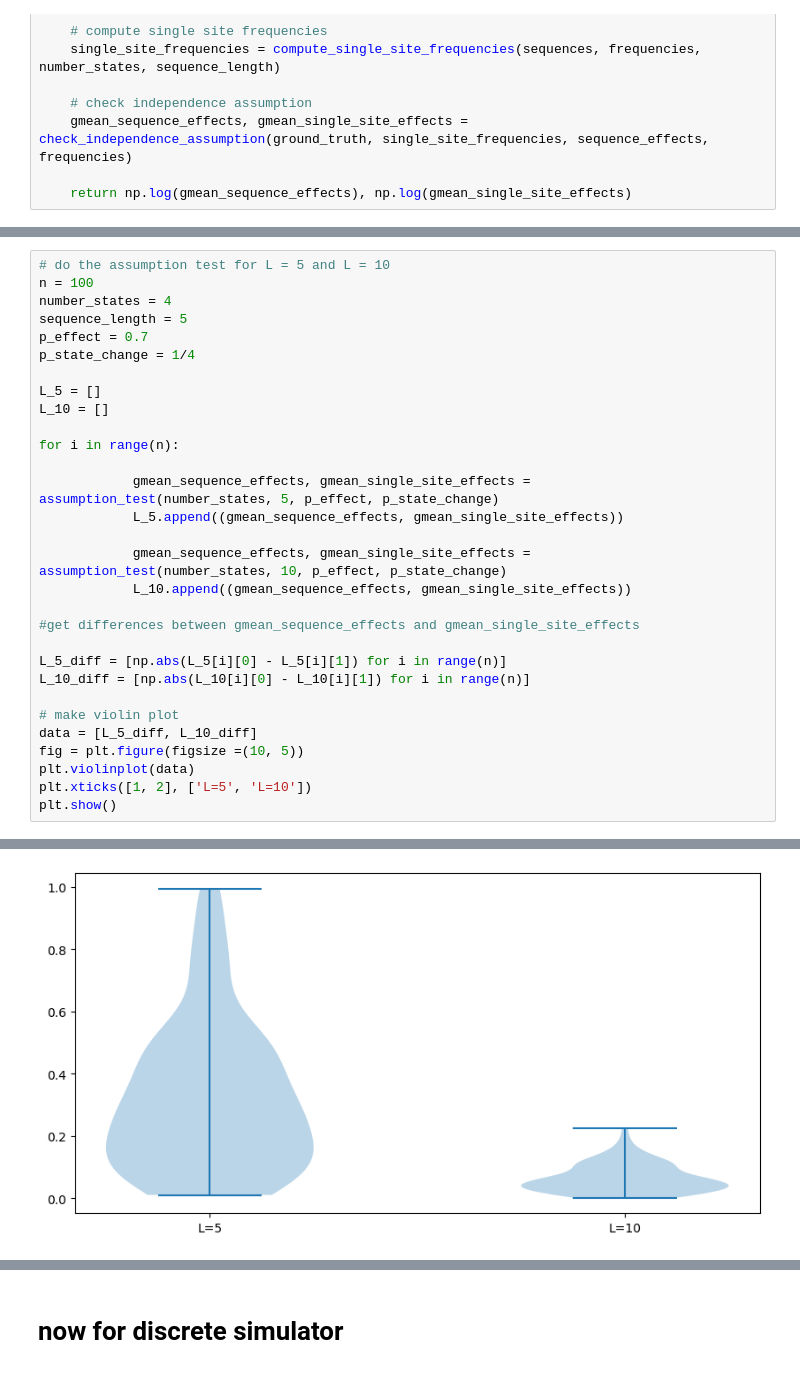
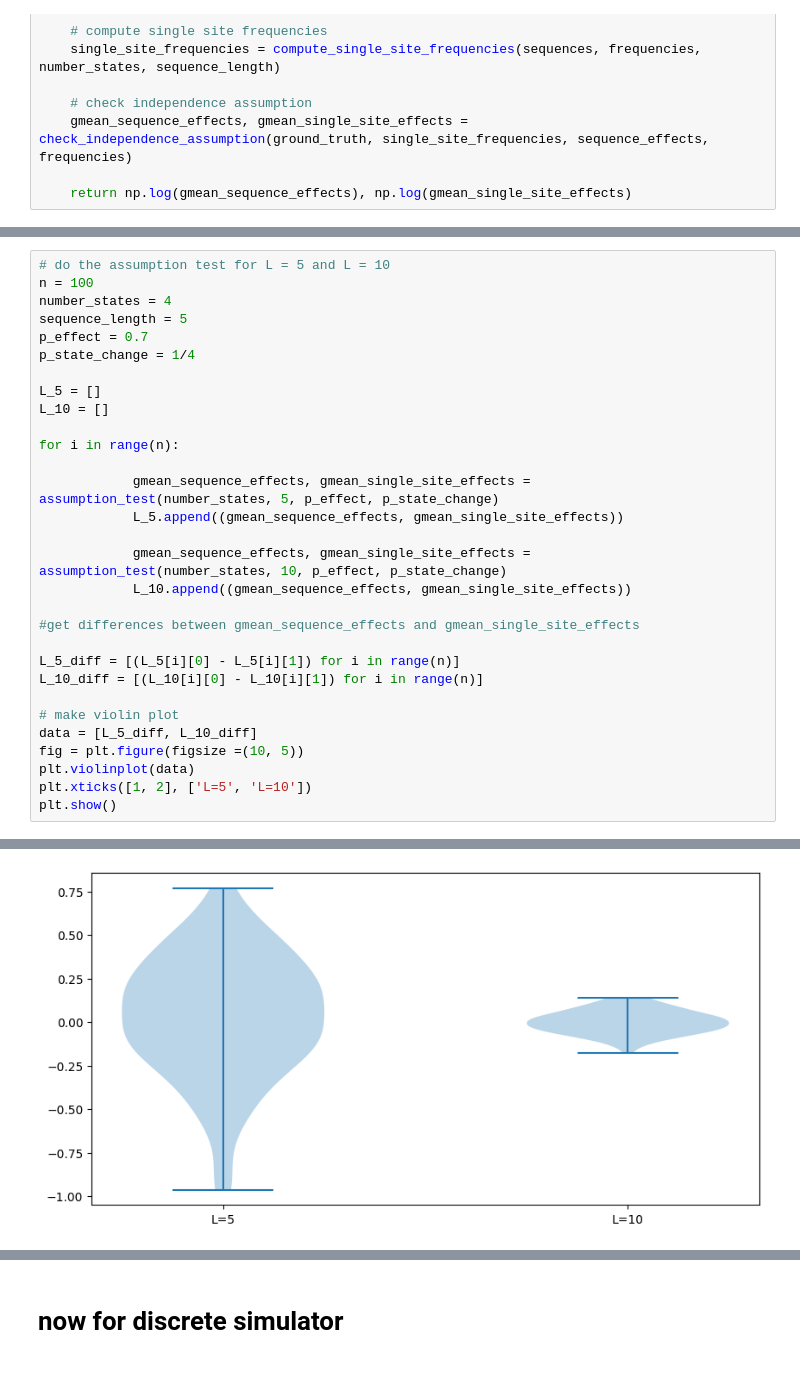
Before and after one commit to JoshuaGensel/dmMIME_correction, a Jupyter notebook: src/assumption_testing.ipynb, the cells around one changed output, grey strips where cells are left out. Saved outputs shown, nothing was run; the diff lists cells and outputs as text.

Commit message:
added exploratory plots for assumption testing

```diff
--- a/src/assumption_testing.ipynb
+++ b/src/assumption_testing.ipynb
@@ -399,8 +399,8 @@ for i in range(n):
 
 #get differences between gmean_sequence_effects and gmean_single_site_effects
 
-L_5_diff = [np.abs(L_5[i][0] - L_5[i][1]) for i in range(n)]
-L_10_diff = [np.abs(L_10[i][0] - L_10[i][1]) for i in range(n)]
+L_5_diff = [(L_5[i][0] - L_5[i][1]) for i in range(n)]
+L_10_diff = [(L_10[i][0] - L_10[i][1]) for i in range(n)]
 
 # make violin plot
 data = [L_5_diff, L_10_diff]
@@ -428,5 +428,5 @@ product of gmean single site effects:  1.27355
 gmean sequence effects is equal to product of gmean single site effects:  False
-[figure, old version]
+[figure, new version]
 # %%
 data = [L_5_diff, L_10_diff]
 fig = plt.figure(figsize =(5,5))
```
Also changed, not shown: parts of 18 cells of this notebook, 3 other files.
